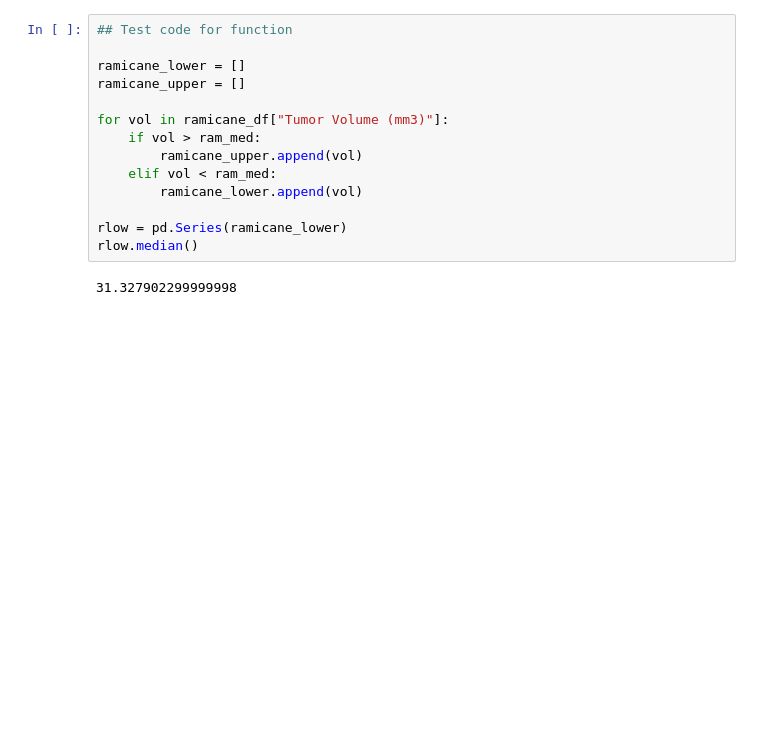
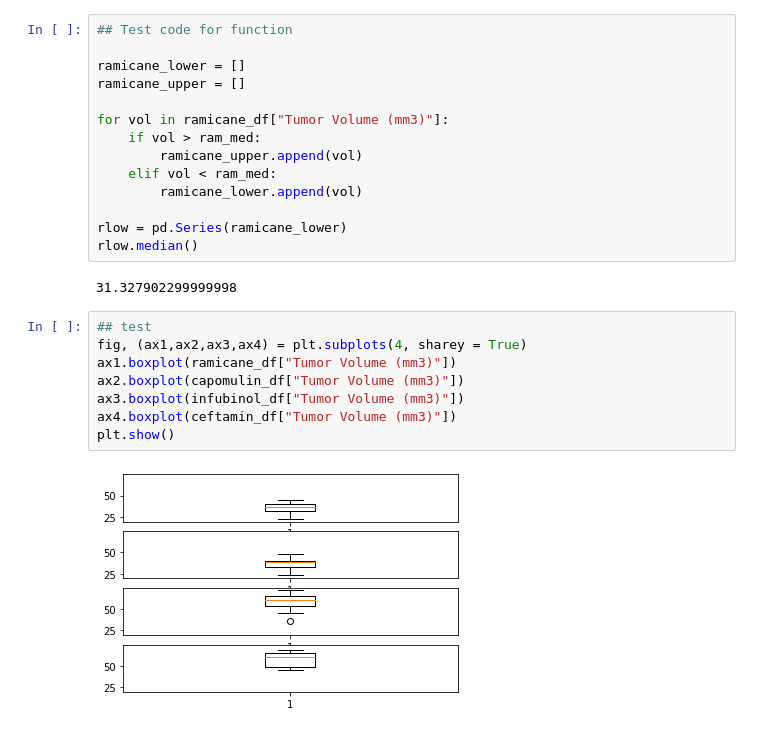
Before and after one commit to kplam624/Mice-Drug-Analysis, a Jupyter notebook: Submission/main.ipynb, the cells around one changed output. Saved outputs shown, nothing was run; the diff lists cells and outputs as text; blank space fills up the shorter version.

```diff
--- a/Submission/main.ipynb
+++ b/Submission/main.ipynb
@@ -368,3 +449,13 @@ rlow = pd.Series(ramicane_lower)
 rlow.median()
 # %% [output]
 31.327902299999998
+# %%
+## test
+fig, (ax1,ax2,ax3,ax4) = plt.subplots(4, sharey = True)
+ax1.boxplot(ramicane_df["Tumor Volume (mm3)"])
+ax2.boxplot(capomulin_df["Tumor Volume (mm3)"])
+ax3.boxplot(infubinol_df["Tumor Volume (mm3)"])
+ax4.boxplot(ceftamin_df["Tumor Volume (mm3)"])
+plt.show()
+# %% [output]
+[figure, added]
```
Also changed, not shown: parts of 8 cells of this notebook.
